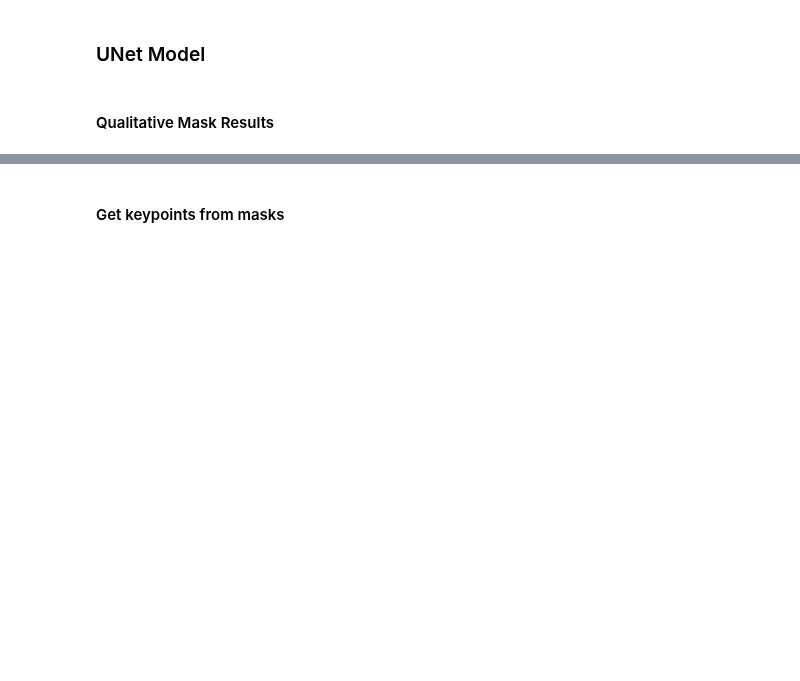
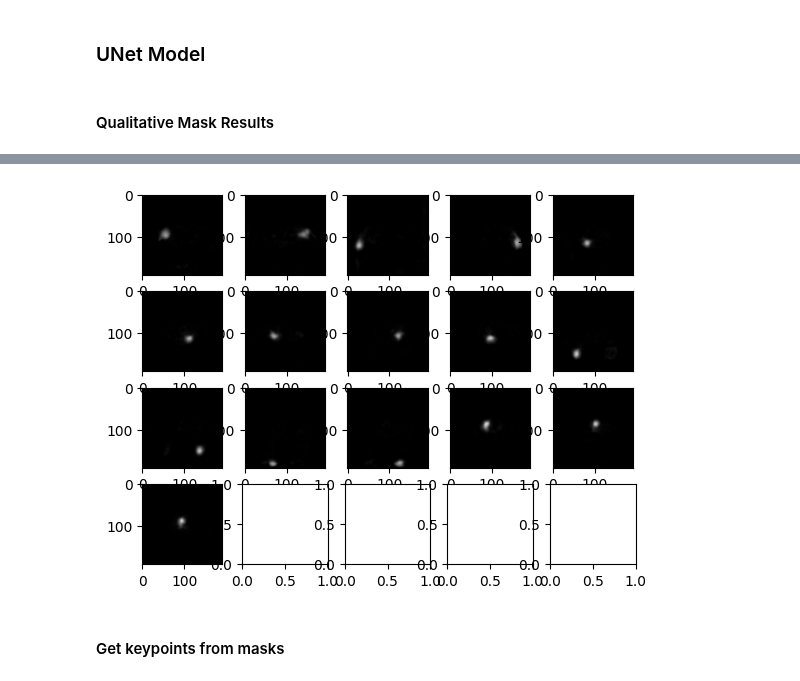
Before and after one commit to gibsonx/tf_skeleton, a Jupyter notebook: 20241127_hm_regression_prelim.ipynb, the cells around one changed output, grey strips where cells are left out. Saved outputs shown, nothing was run; the diff lists cells and outputs as text; code cells hidden in the pictures; blank space fills up the shorter version.

```diff
--- a/20241127_hm_regression_prelim.ipynb
+++ b/20241127_hm_regression_prelim.ipynb
@@ -782,4 +794,5 @@ showAllMasks(gt_mask)
 # %%
 pred_mask = preds[1]
-pred_mask = np.reshape(pred_mask, newshape=(96,96,15))
-showAllMasks(pred_mask)
+pred_mask = np.reshape(pred_mask, newshape=(width,width,num_kps))
+showAllMasks(width, pred_mask)
+# %% [output]
@@ -786,3 +815,4 @@ showAllMasks(pred_mask)
+[figure, added]
 # %% [markdown]
 #### Get keypoints from masks
 # %%
```
Also changed, not shown: parts of 13 cells of this notebook.
